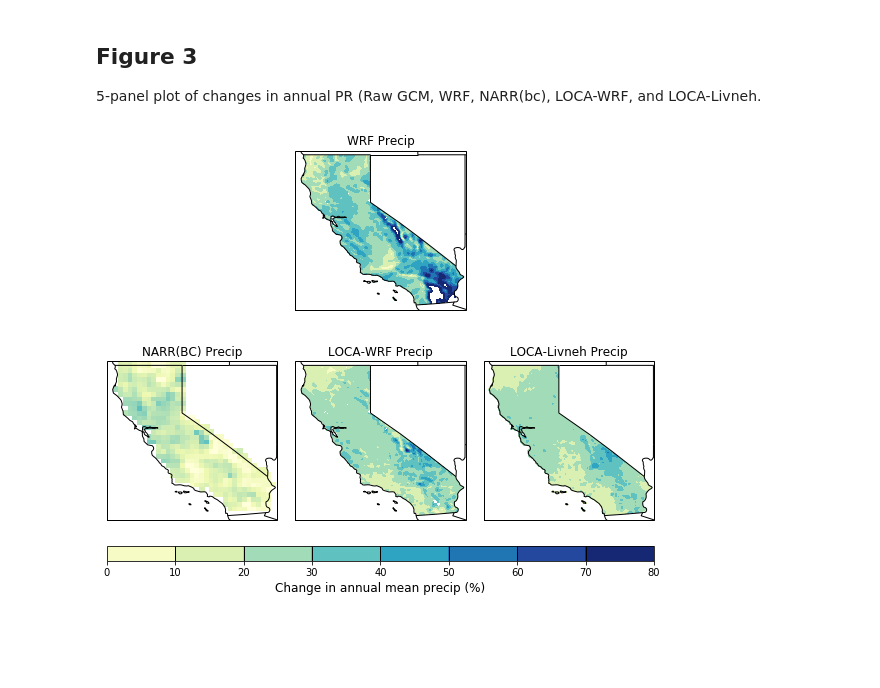
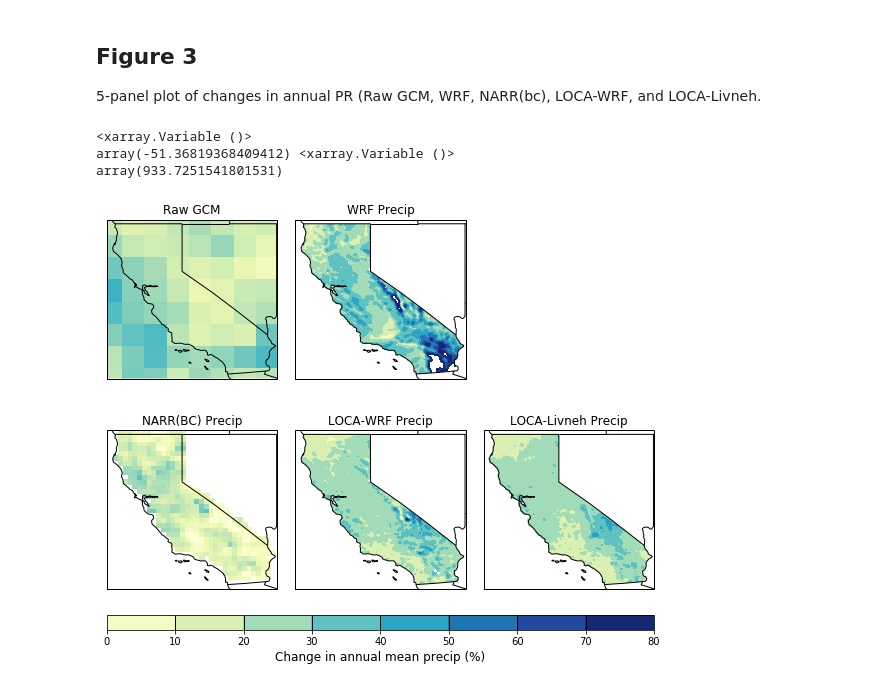
Before and after one commit to neil-berg/doe-downscaling, a Jupyter notebook: paper-figures.ipynb, the cells around one changed output. Saved outputs shown, nothing was run; the diff lists cells and outputs as text; code cells hidden in the pictures; blank space fills up the shorter version.

```diff
--- a/paper-figures.ipynb
+++ b/paper-figures.ipynb
@@ -301,10 +301,15 @@ data_dir = '/Users/nberg/projects/doe/data/processed/'
 dest_dir = '/Users/nberg/projects/doe/figures/'
 
 # Raw GCM (CNRM-CM5) placeholder
-# gcm_change_nc = xr.open_dataset('/Users/nberg/projects/doe/scratch/cnrm_cm5_diff_tmax_april.nc')
-# gcm_change_tmax = gcm_change_nc['AIR2M'][:,:]
-# gcm_lon = gcm_change_nc['LON']
-# gcm_lat = gcm_change_nc['LAT']
+gcm_fut_nc = xr.open_dataset(data_dir+'cnrm_cm5_fut_2081-2100_annual_pr.nc')
+gcm_hist_nc = xr.open_dataset(data_dir+'cnrm_cm5_hist_1981-2000_annual_pr.nc')
+gcm_fut_pr = gcm_fut_nc.variables['PRECIP'][:,:]
+gcm_hist_pr = gcm_hist_nc.variables['PRECIP'][:,:]
+gcm_lon = gcm_fut_nc['LON']
+gcm_lat = gcm_fut_nc['LAT']
+gcm_change_pr = (((gcm_fut_pr - gcm_hist_pr) / gcm_hist_pr) * 100.)
+
+print(np.min(gcm_change_pr), np.max(gcm_change_pr))
 
 # WRF
 wrf_fut_nc = netCDF4.Dataset(data_dir+'wrf_fut_1991-2000_annual_pr_CA_mask_same_grid.nc', 'r')
@@ -352,13 +357,13 @@ plot_ticks = np.linspace(0,80,9)
 fig = plt.figure(figsize=(8,6))
 
 # Raw GCM
-# ax1 = fig.add_subplot(2, 3, 1, projection=ccrs.PlateCarree())
-# ax1.coastlines('50m')
-# ax1.set_title('Raw GCM', fontsize=12)
-# ax1.add_feature(states_provinces, edgecolor='black')
-# ax1.add_feature(cfeature.BORDERS)
-# ax1.set_extent([235.25,246,32.25,42.25])
-# plot1 = ax1.pcolormesh(gcm_lon, gcm_lat, gcm_change_pr, transform=ccrs.PlateCarree(), cmap='hot_r', vmin=1, vmax=6)
+ax1 = fig.add_subplot(2, 3, 1, projection=ccrs.PlateCarree())
+ax1.coastlines('50m')
+ax1.set_title('Raw GCM', fontsize=12)
+ax1.add_feature(states_provinces, edgecolor='black')
+ax1.add_feature(cfeature.BORDERS)
+ax1.set_extent([235.25,246,32.25,42.25])
+plot1 = ax1.pcolormesh(gcm_lon, gcm_lat, gcm_change_pr, transform=ccrs.PlateCarree(), cmap='YlGnBu', vmin=0, vmax=80)
 
 # WRF
 ax2 = fig.add_subplot(2, 3, 2, projection=ccrs.PlateCarree())
@@ -392,31 +397,34 @@ ax5.add_feature(cfeature.BORDERS)
 ax5.set_extent([235.25,246,32.25,42.25])
 plot5 = ax5.contourf(same_lon, same_lat, loca_wrf_change_pr, plot_ticks, transform=ccrs.PlateCarree(), cmap='YlGnBu')
 
 # LOCA-Livneh
 ax6 = fig.add_subplot(2, 3, 6, projection=ccrs.PlateCarree())
 ax6.coastlines('50m')
 ax6.set_title('LOCA-Livneh Precip', fontsize=12)
 ax6.add_feature(states_provinces, edgecolor='black')
 ax6.add_feature(cfeature.BORDERS)
 ax6.set_extent([235.25,246,32.25,42.25])
 plot6 = ax6.contourf(same_lon, same_lat, loca_livneh_change_pr, plot_ticks, transform=ccrs.PlateCarree(), cmap='YlGnBu')
 
 fig.tight_layout()
 
 # Obtain axes coordinates for each subplot for colorbar positioning
 ax1_pos = ax1.get_position() # details on ax1_pos.x0, .y0, .x1, .y1, .height .width
 ax2_pos = ax2.get_position()
 # ax3_pos = ax3.get_position()
 ax4_pos = ax4.get_position()
 ax5_pos = ax5.get_position()
 ax6_pos = ax6.get_position()
 
 # Colorbar for all panels
 cbar_height = 0.035
 cbar_ax = fig.add_axes([ax4_pos.x0, ax4_pos.y0-.05, ax6_pos.x1-ax4_pos.x0, cbar_height]) # bottom left corner x,y, and width, height
 cbar = plt.colorbar(plot2, cax=cbar_ax, orientation='horizontal', drawedges=True)
 cbar.dividers.set_edgecolor('black')
 cbar.dividers.set_linewidth(1)
 cbar.set_label('Change in annual mean precip (%)', fontsize=12)
 # %% [output]
+<xarray.Variable ()>
+array(-51.36819368409412) <xarray.Variable ()>
+array(933.7251541801531)
-[figure, old version]
+[figure, new version]
```
Also changed, not shown: parts of 2 cells of this notebook.
